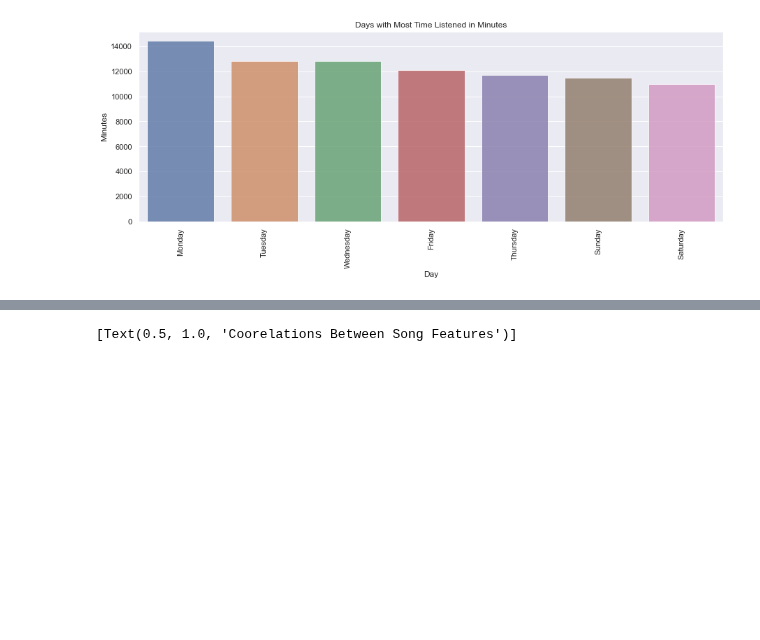
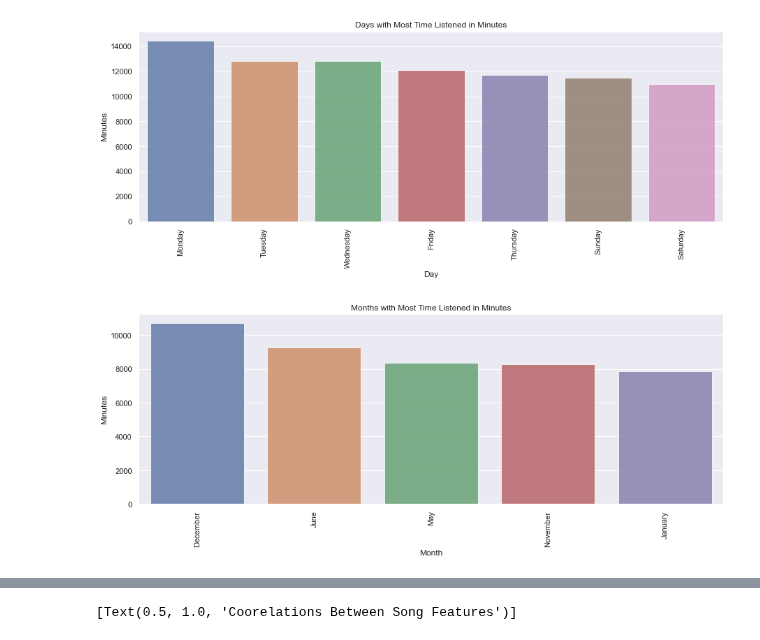
Before and after one commit to lognorman20/spotify_recommender, a Jupyter notebook: exploration.ipynb, the cells around one changed output, grey strips where cells are left out. Saved outputs shown, nothing was run; the diff lists cells and outputs as text; code cells hidden in the pictures; blank space fills up the shorter version.

```diff
--- a/exploration.ipynb
+++ b/exploration.ipynb
@@ -128,6 +128,7 @@ df['date'] = [d.date() for d in df['endTime']]
 df['time'] = [d.time() for d in df['endTime']]
 df['day'] = df['endTime'].dt.day
 df['hour'] = df['endTime'].dt.hour
+df['month'] = df['endTime'].dt.month_name()
 df['year'] = df['endTime'].dt.year
 df['dayName'] = df['endTime'].dt.day_name()
 # %% [markdown]
@@ -248,3 +249,17 @@ chart.set_xticklabels(e['dayName'], rotation=90)
 plt.show()
 # %% [output]
 [figure]
+# %%
+#Which month of the year has the most minutes of music listened to?
+e = df.groupby('month')['minutesPlayed'].sum().sort_values(ascending=False)[:5].reset_index()
+plt.figure(figsize=(15,5))
+chart = sns.barplot(e['month'], e['minutesPlayed'], alpha=0.8)
+plt.title('Months with Most Time Listened in Minutes')
+plt.ylabel('Minutes', fontsize=12)
+plt.xlabel('Month', fontsize=12)
+xticks=chart.xaxis.get_major_ticks()
+chart.set_xticklabels(e['month'], rotation=90)
+
+plt.show()
+# %% [output]
+[figure, added]
```
Also changed, not shown: parts of 2 cells of this notebook.
